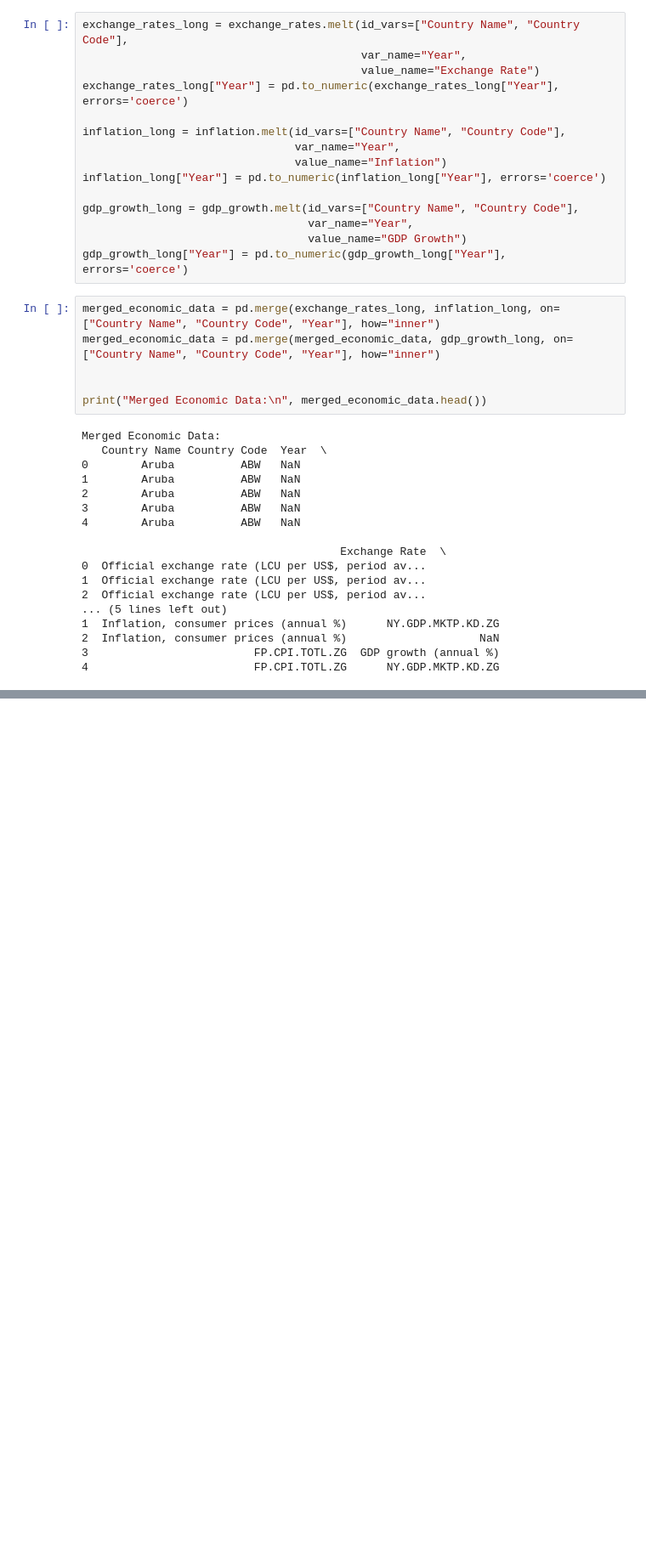
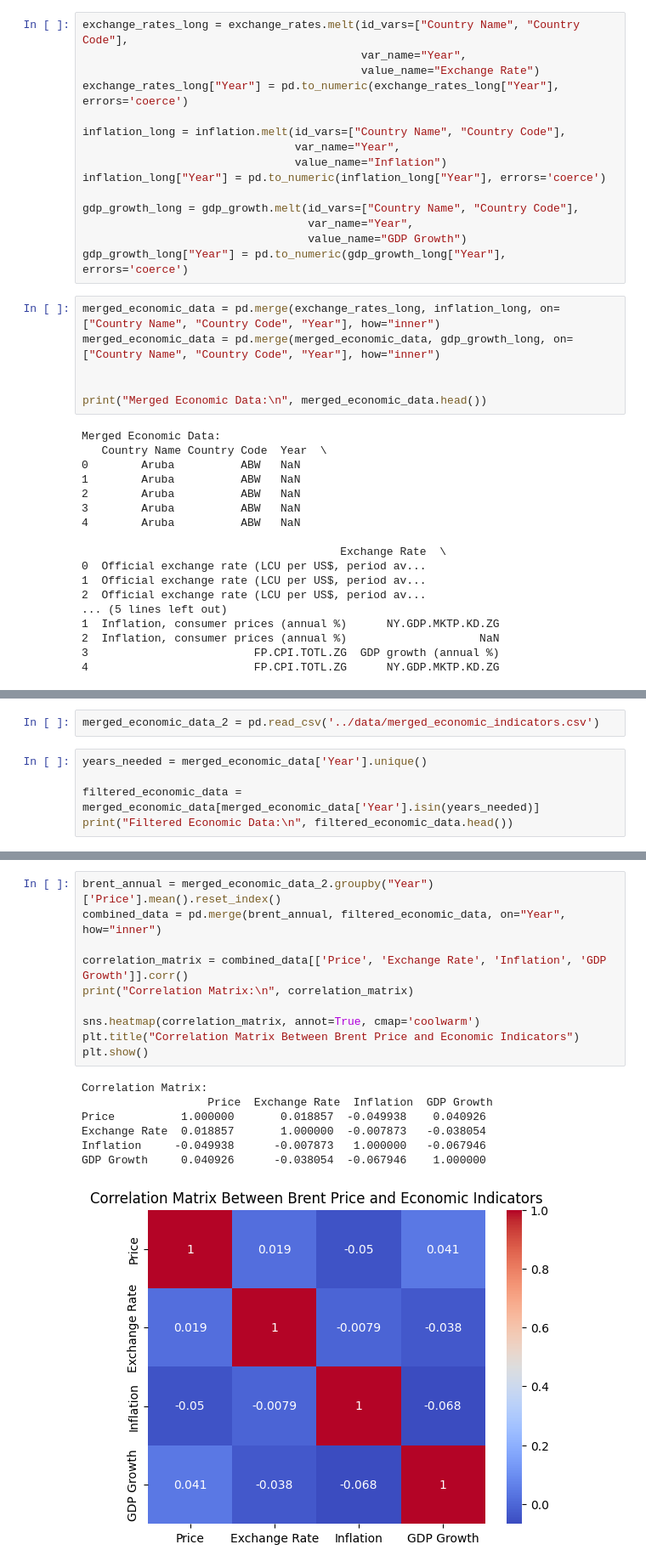
Before and after one commit to Birkity/birhan-energies-oil-price-analysis, a Jupyter notebook: notebooks/task_2.ipynb, the cells around one changed output, grey strips where cells are left out. Shown: that part at 85% size. Cells and saved outputs as stored; diff of their text form; blank space fills up the shorter version.

Commit message:
correlations between Brent oil prices and economic indicators

```diff
--- a/notebooks/task_2.ipynb
+++ b/notebooks/task_2.ipynb
@@ -103,0 +106,7 @@ Merged Economic Data:
+# %%
+merged_economic_data_2 = pd.read_csv('../data/merged_economic_indicators.csv')
+# %%
+years_needed = merged_economic_data['Year'].unique()
+
+filtered_economic_data = merged_economic_data[merged_economic_data['Year'].isin(years_needed)]
+print("Filtered Economic Data:\n", filtered_economic_data.head())
@@ -103,0 +131,18 @@ Merged Economic Data:
+# %%
+brent_annual = merged_economic_data_2.groupby("Year")['Price'].mean().reset_index()
+combined_data = pd.merge(brent_annual, filtered_economic_data, on="Year", how="inner")
+
+correlation_matrix = combined_data[['Price', 'Exchange Rate', 'Inflation', 'GDP Growth']].corr()
+print("Correlation Matrix:\n", correlation_matrix)
+
+sns.heatmap(correlation_matrix, annot=True, cmap='coolwarm')
+plt.title("Correlation Matrix Between Brent Price and Economic Indicators")
+plt.show()
+# %% [output]
+Correlation Matrix:
+                   Price  Exchange Rate  Inflation  GDP Growth
+Price          1.000000       0.018857  -0.049938    0.040926
+Exchange Rate  0.018857       1.000000  -0.007873   -0.038054
+Inflation     -0.049938      -0.007873   1.000000   -0.067946
+GDP Growth     0.040926      -0.038054  -0.067946    1.000000
+[figure, added]
```
Also changed, not shown: parts of 2 cells of this notebook.
